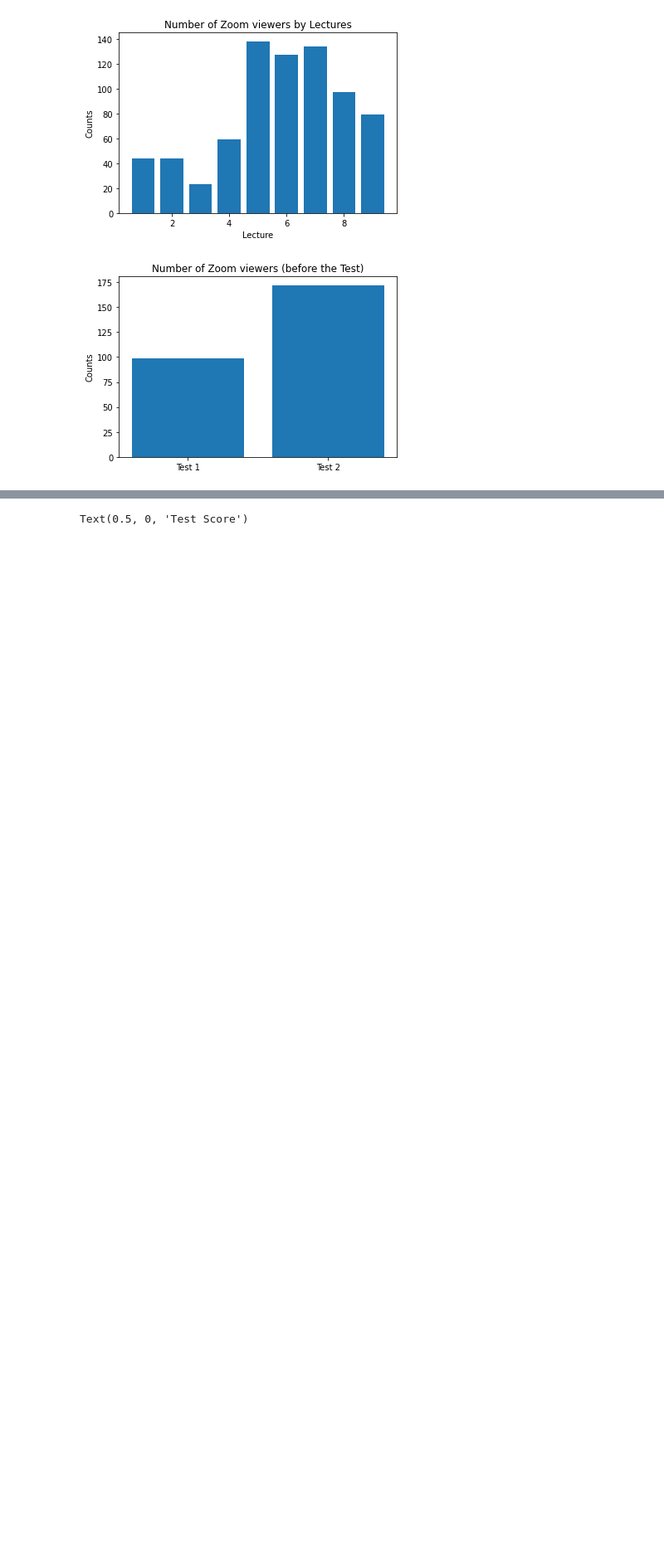
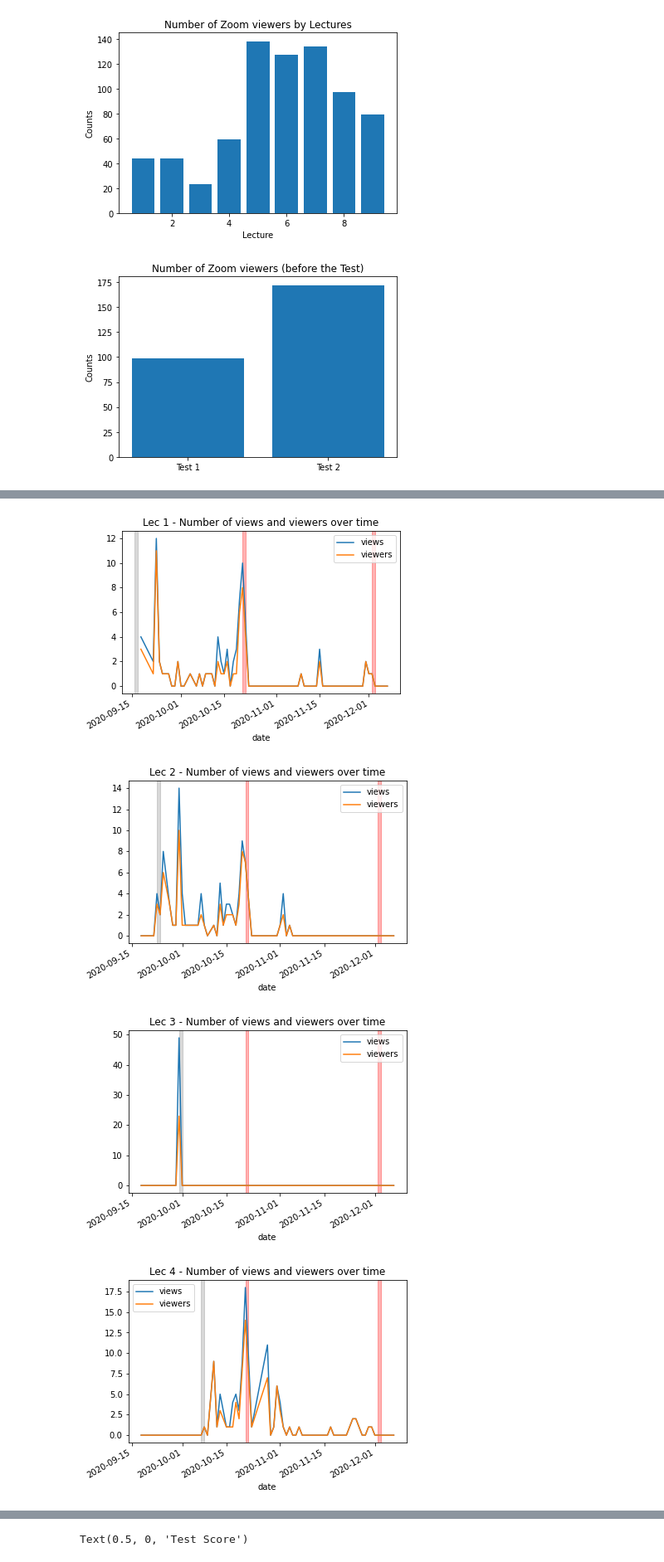
Before and after one commit to dmnguyen-uoft/ECO-202---Research, a Jupyter notebook: data_analysis.ipynb, the cells around one changed output, grey strips where cells are left out. Shown at 83% size. Saved outputs shown, nothing was run; the diff lists cells and outputs as text; code cells hidden in the pictures; blank space fills up the shorter version.

```diff
--- a/data_analysis.ipynb
+++ b/data_analysis.ipynb
@@ -108,0 +173,14 @@ Text(0, 0.5, 'Counts')
+# %%
+# Plot number of Views and Views by Lectures
+# Red lines are Exam Date, Grey line is the date of the lecture
+for i in range(1,10):
+    df_bydate.loc[i].plot()
+    plt.axvspan(date2num(datetime(2020,10,21)), date2num(datetime(2020,10,22)), label="Test 1 Date",color="red", alpha=0.3)
+    plt.axvspan(date2num(datetime(2020,12,2)), date2num(datetime(2020,12,3)), label="Test 2 Date",color="red", alpha=0.3)
+    plt.axvspan(lecture_dates[i], lecture_dates[i]+1, color="gray", alpha=0.3)
+    plt.title('Lec ' + str(i) + ' - Number of views and viewers over time')
+# %% [output]
+[figure, added]
+[figure, added]
+[figure, added]
+[figure, added]
```
Also changed, not shown: parts of 8 cells of this notebook, 9 other files.
